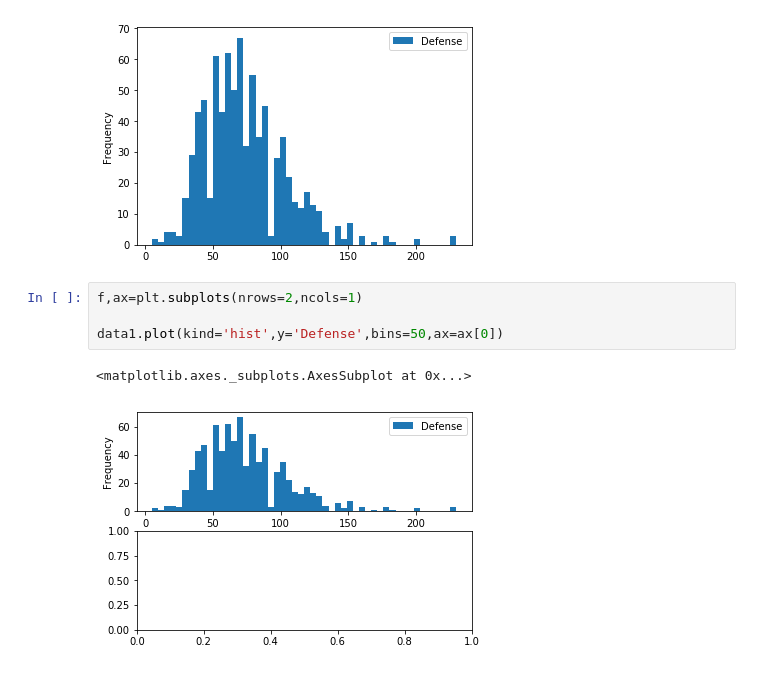
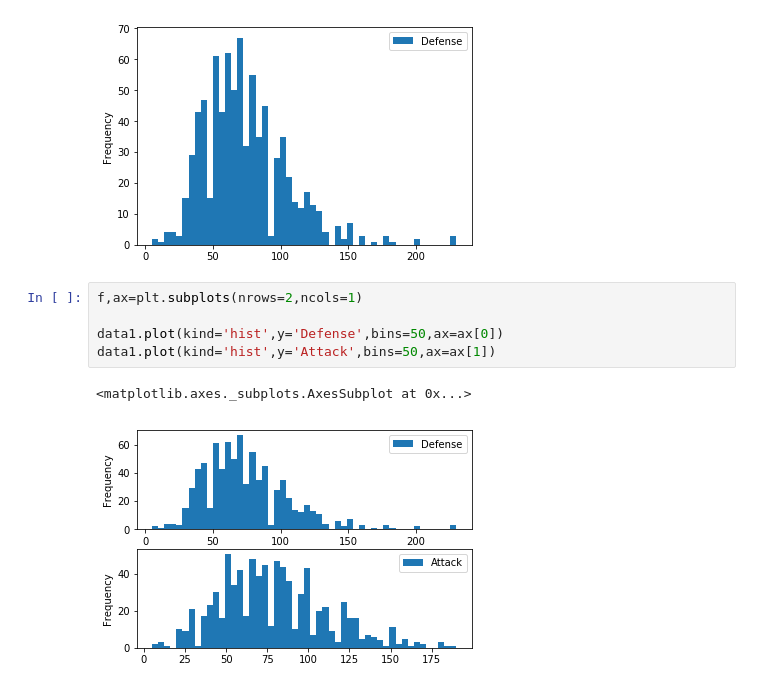
Before and after one commit to innovator-arjun/DataScience-Learning, a Jupyter notebook: Pokemon - Prediction/pokemon combat prediction.ipynb, the cells around one changed output. Drawn from its saved outputs; the diff is of its cells as text.

```diff
--- a/Pokemon - Prediction/pokemon combat prediction.ipynb
+++ b/Pokemon - Prediction/pokemon combat prediction.ipynb
@@ -689,7 +689,8 @@ data1.plot(kind='hist',y="Defense",bins=50)
 # %%
 f,ax=plt.subplots(nrows=2,ncols=1)
 
 data1.plot(kind='hist',y='Defense',bins=50,ax=ax[0])
+data1.plot(kind='hist',y='Attack',bins=50,ax=ax[1])
 # %% [output]
 <matplotlib.axes._subplots.AxesSubplot at 0x...>
-[figure, old version]
+[figure, new version]
```
Also changed, not shown: parts of 7 cells of this notebook.
